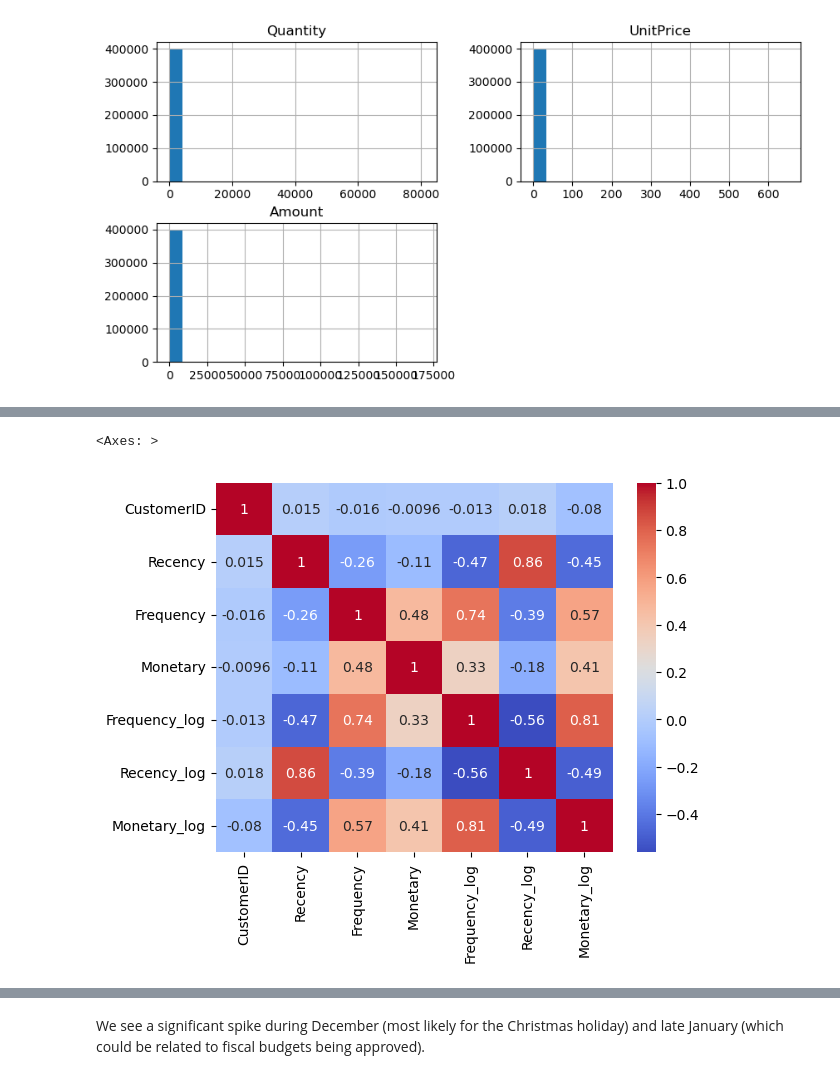
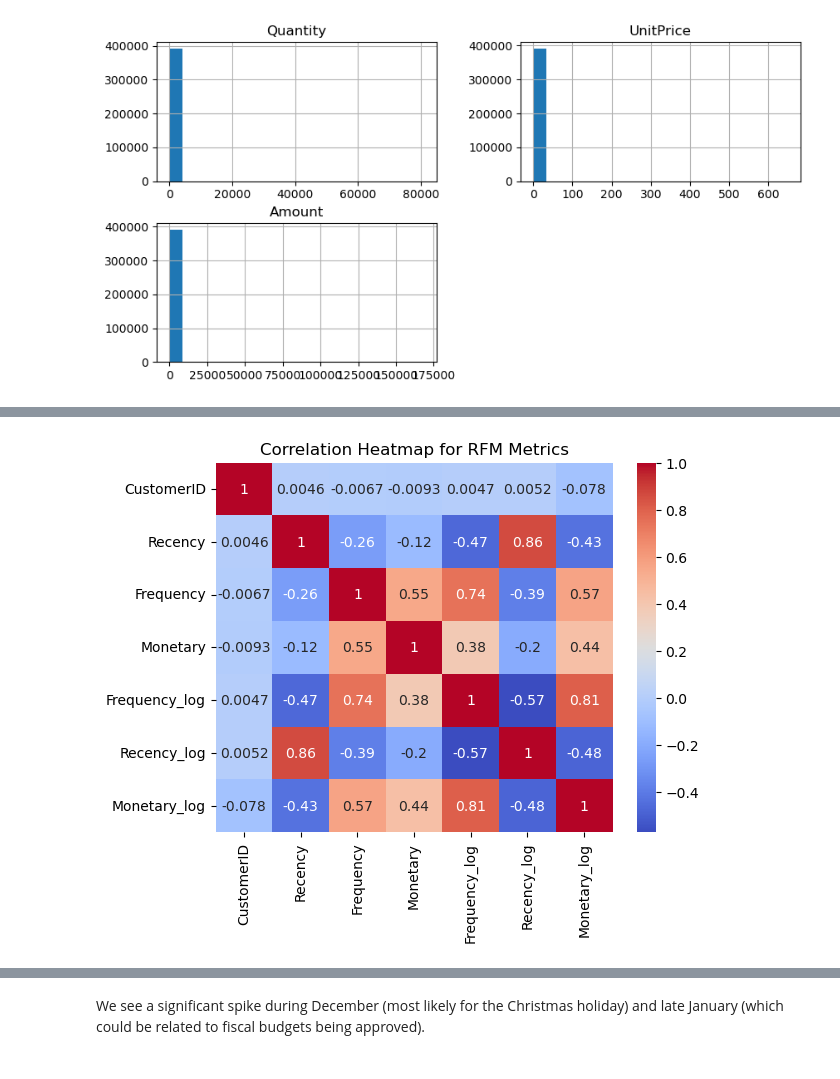
Before and after one commit to jwharmeriv/Customer_Segmentation_Project, a Jupyter notebook: notebooks/Capstone_3_Data_Preprocessing_EDA.ipynb, the cells around one changed output, grey strips where cells are left out. Cells and saved outputs as stored; diff of their text form; code cells hidden in the pictures.

```diff
--- a/notebooks/Capstone_3_Data_Preprocessing_EDA.ipynb
+++ b/notebooks/Capstone_3_Data_Preprocessing_EDA.ipynb
@@ -178,8 +204,9 @@ I discovered that *'D'= Discount, 'M'= Manual, 'POST'= Postage, 'PADS'= Pads to
 # %%
 # Filter out rows containing 'D', 'M', 'POST', 'DOT', 'CRUK'.
-stockcodes_to_exclude = ['D', 'M', 'PADS', 'POST', 'DOT', 'CRUK']
-df = df[~df['StockCode'].isin(stockcodes_to_exclude)]
+stockcodes_to_exclude = ['M', 'PADS', 'POST', 'DOT', 'CRUK']
+df = sales_only_df[~sales_only_df['StockCode'].isin(stockcodes_to_exclude)]
 
 # Display the first few rows of the filtered DataFrame
-df.head()
+print(df.head())
+print(df.shape)
 # %% [output]
@@ -221,6 +256,6 @@ After removing the alpha only stockcodes, it has resolved the big outlier of ~$3
 # %%
-# Create an aggregated variable named 'Amount'
-df['Amount'] = df['Quantity'] * df['UnitPrice']
+# Create an aggregated variable named 'Amount' using .loc to avoid SettingWithCopyWarning
+df.loc[:, 'Amount'] = df['Quantity'] * df['UnitPrice']
 
 df.head()
 # %% [output]
@@ -233,11 +272,0 @@ df.head()
-# %%
-# Separate 'InvoiceDate' from df into two variables 'Date' and 'Time' to allow for the creation of the variables 'Recency', 'Frequency',
-# and 'Monetary'.
-df['Date'] = df['InvoiceDate'].dt.date
-df['Time'] = df['InvoiceDate'].dt.time
-
-# Drop 'InvoiceDate' column.
-df = df.drop(columns=['InvoiceDate'])
-
-# Display the first few rows to verify the changes
-df.head()
@@ -291,7 +313,7 @@ num_unique_customer_ids
 reference_date = df['Date'].max() + pd.Timedelta(days=1)
 
 # Group by CustomerID to calculate RFM metrics
-rfm_df = df.groupby('CustomerID').agg({
+rfm_df = df.groupby(['CustomerID', 'Country']).agg({
     'Date': lambda x: (reference_date - x.max()).days,  # Recency
     'InvoiceNo': 'nunique',  #
     'Amount': 'sum'  # Monetary
@@ -387,9 +422,16 @@ plt.show()
 # %%
 # Display correlation heatmap.
-sns.heatmap(rfm_df.corr(), annot=True, cmap='coolwarm')
+# Drop the 'Country' column and select only numeric columns
+rfm_df_numeric = rfm_df.select_dtypes(include=['number'])
+
+# Display the correlation heatmap for numeric columns
+sns.heatmap(rfm_df_numeric.corr(), annot=True, cmap='coolwarm')
+
+# Show the plot
+plt.title('Correlation Heatmap for RFM Metrics')
+plt.show()
 # %% [output]
-<Axes: >
-[figure, old version]
+[figure, new version]
 # %%
 # Plot the sales over time to identify trends and seasonality.
 df.groupby('Date')['Amount'].sum().plot(kind='line', figsize=(10,5))
```
Also changed, not shown: parts of 37 cells of this notebook.
